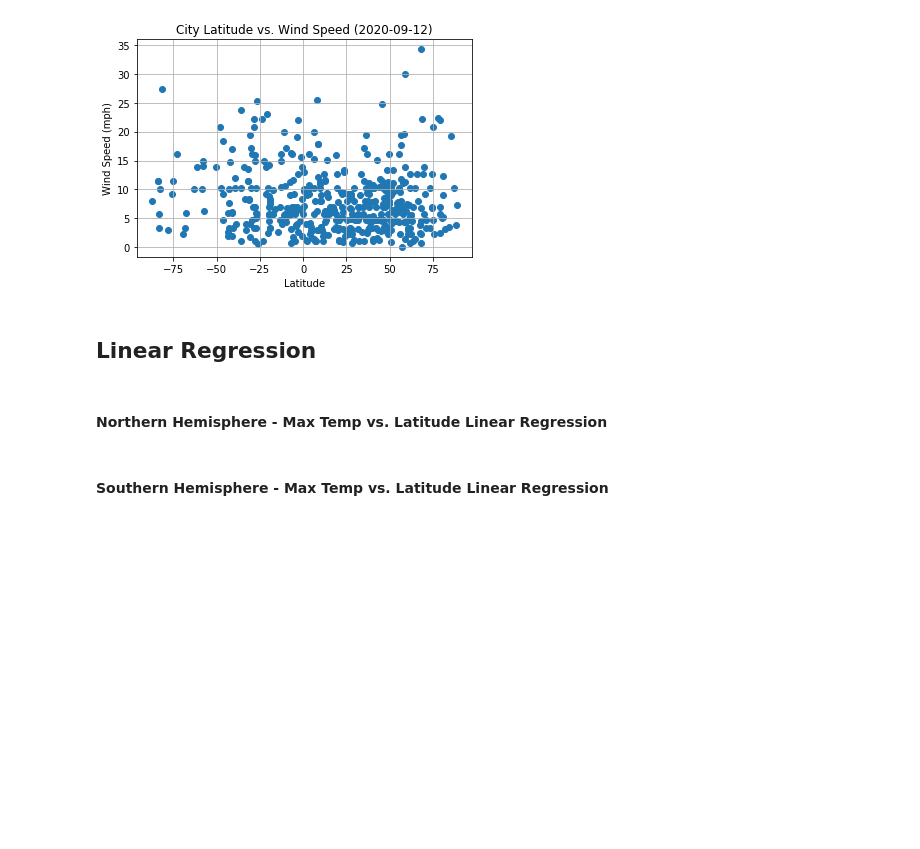
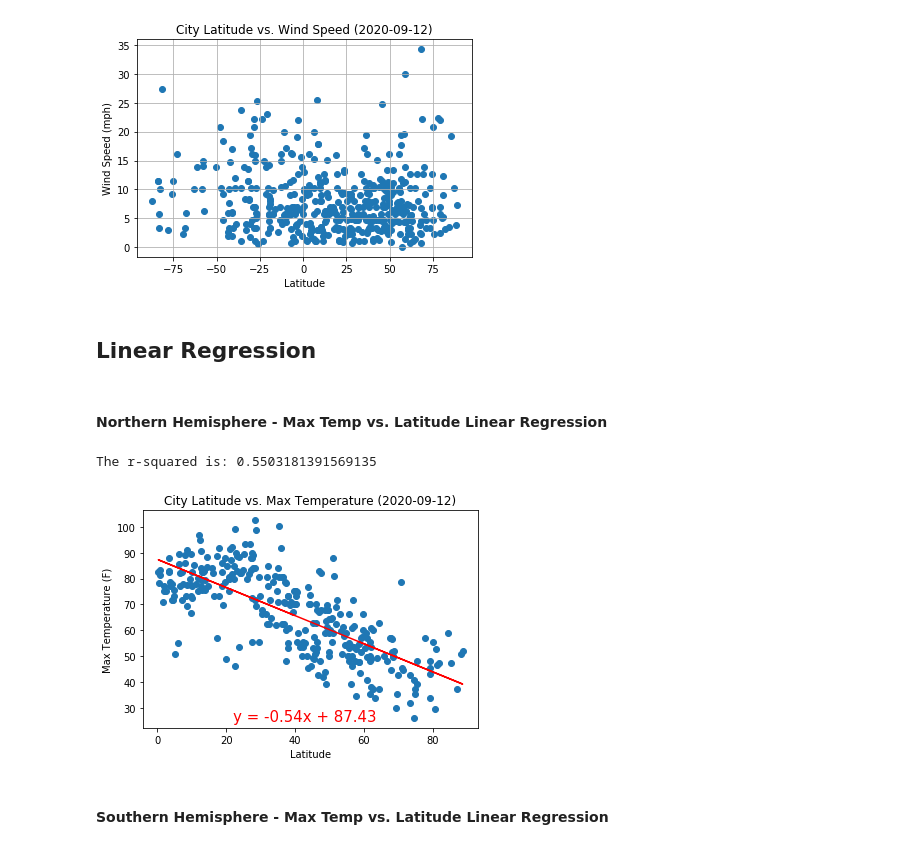
Before and after one commit to gpivaro/6-Python_APIs_Homework, a Jupyter notebook: WeatherPy/WeatherPy.ipynb, the cells around one changed output. Saved outputs shown, nothing was run; the diff lists cells and outputs as text; code cells hidden in the pictures; blank space fills up the shorter version.

Commit message:
Missing polish plots and final adjusts

```diff
--- a/WeatherPy/WeatherPy.ipynb
+++ b/WeatherPy/WeatherPy.ipynb
@@ -21,7 +22,7 @@ from api_keys import weather_api_key
 Generate a list of unique cities based on a random latitude and longitude and using citypy library
 # %%
 # Size of the list of cities
-num_cities = 500
+num_cities = 600
 latitude_max = 90
 longitude_max = 180
 
@@ -311,5 +312,38 @@ plt.savefig('data/Fig_4_Lat_vs_Wind.png')
 ## Linear Regression
 # %% [markdown]
 ####  Northern Hemisphere - Max Temp vs. Latitude Linear Regression
+# %%
+x_values = np.array(clean_city_data['Lat'].loc[clean_city_data['Lat']>0])
+y_values = np.array(clean_city_data['Max Temp'].loc[clean_city_data['Lat']>0])
+
+# Run the regression and store each of the returned values
+slope, intercept, rvalue, pvalue, stderr = linregress(x_values, y_values)
+
+# Calculate the predictions for each value of x
+regression_values = x_values * slope + intercept
+
+# store a string version of the linear equation, so we can display it on the plot
+line_eq = "y = " + str(round(slope,2)) + "x + " + str(round(intercept,2))
+# %%
+# plt.figure(figsize=(15,6))
+
+plt.scatter(x=x_values, y=y_values)
+
+# Plot the regression line
+plt.plot(x_values, regression_values, "red")
+
+# Annotate the plot with the linear equation
+plt.annotate(line_eq, (22, 25), fontsize=15, color="red")
+
+
+plt.title('distribution of cities random generated'.title())
+plt.xlabel('Latitude')
+plt.ylabel('Max Temperature (F)')
+plt.title(f"City Latitude vs. Max Temperature ({str(date_rec[1])[:-9]})");
+print(f"The r-squared is: {rvalue**2}")
+plt.show()
+# %% [output]
+The r-squared is: 0.5503181391569135
+[figure, added]
 # %% [markdown]
 ####  Southern Hemisphere - Max Temp vs. Latitude Linear Regression
```
Also changed, not shown: parts of 15 cells of this notebook, 1 other file.
